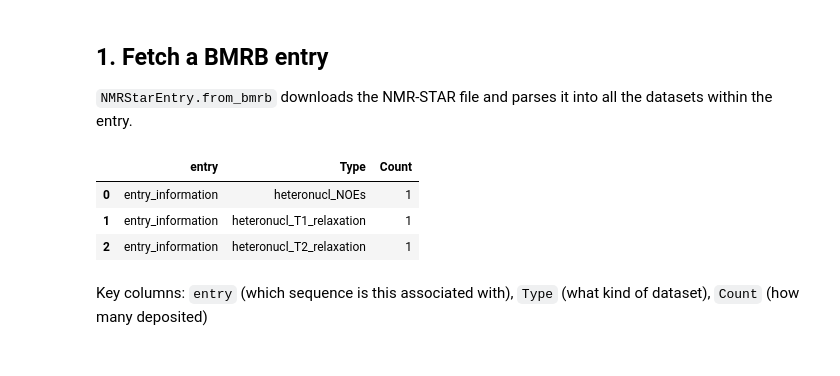
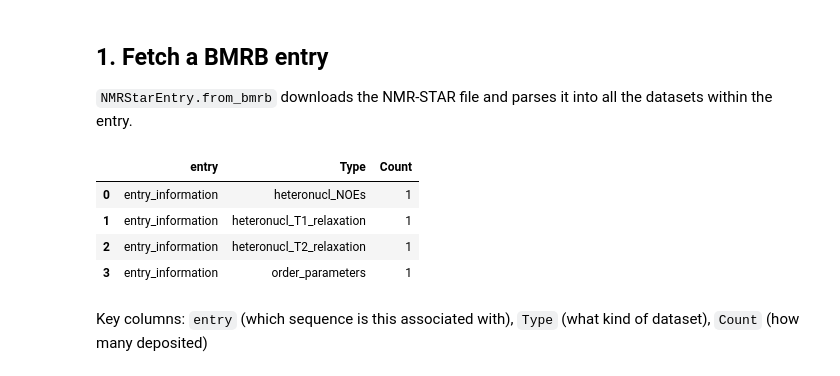
Before and after one commit to WaymentSteeleLab/makeshift, a Jupyter notebook: demos/bmrb_relaxation_demo.ipynb, the cells around one changed output. Drawn from its saved outputs; the diff is of its cells as text; code cells hidden in the pictures.

```diff
--- a/demos/bmrb_relaxation_demo.ipynb
+++ b/demos/bmrb_relaxation_demo.ipynb
@@ -13,13 +13,14 @@ from makeshift.relaxation import RelaxationProfile
 
 `NMRStarEntry.from_bmrb` downloads the NMR-STAR file and parses it into all the datasets within the entry.
 # %%
-entry = ms.NMRStarEntry.from_bmrb(25013)
+entry = ms.NMRStarEntry.from_bmrb(5154)
 entry.datasets()
 # %% [output]
 |  | entry | Type | Count |
 | 0 | entry_information | heteronucl_NOEs | 1 |
 | 1 | entry_information | heteronucl_T1_relaxation | 1 |
 | 2 | entry_information | heteronucl_T2_relaxation | 1 |
+| 3 | entry_information | order_parameters | 1 |
 # %% [markdown]
 Key columns: `entry` (which sequence is this associated with), `Type` (what kind of dataset), `Count` (how many deposited)
 # %% [markdown]
```
Also changed, not shown: parts of 3 cells of this notebook.
